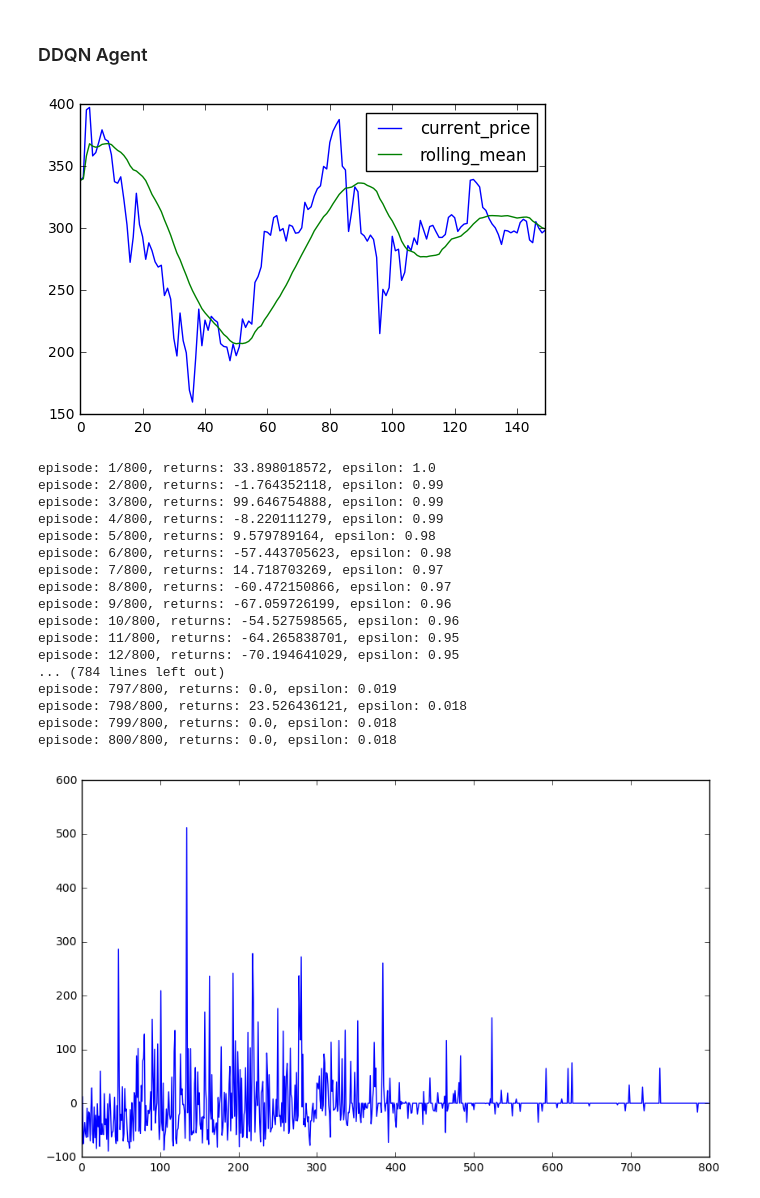
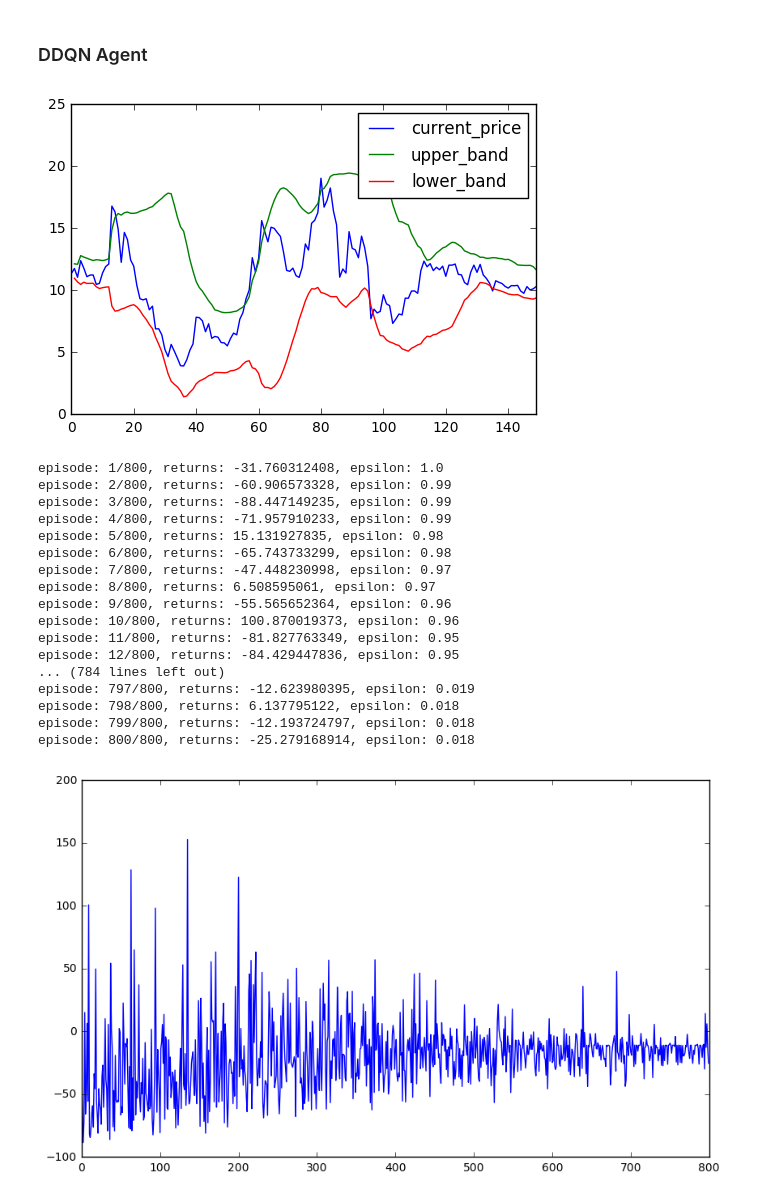
Before and after one commit to GradientTrader/simulator, a Jupyter notebook: crypto_trader.ipynb, the cells around one changed output. Cells and saved outputs as stored; diff of their text form; code cells hidden in the pictures.

```diff
--- a/crypto_trader.ipynb
+++ b/crypto_trader.ipynb
@@ -10,7 +10,8 @@ import random
 random.seed(3456)
 # %%
 num_coins_per_order = 0 #0 means buy/sell all per order
-recent_k = 500
+recent_k = 150
+epsilon_min = 0.0
 # %% [markdown]
 External States: ["current_price", "rolling_mean", "rolling_std", "cross_upper_band", "cross_lower_band", "upper_band", "lower_band", "price_over_sma"]
 # %% [markdown]
@@ -208,35 +207,36 @@ Final holdings: 87.16 coins, 0.00 cash, 890.46 current value, -10.95 percent ret
 # %%
 from v2.ddqn_agent import DDQNAgent
 # %%
-qtum_agent = DDQNAgent(coin_name=coin_name, recent_k = recent_k, num_coins_per_order = num_coins_per_order, epsilon_min = 0.01,
-                     external_states = ["current_price"],
-                     internal_states = ["is_holding_coin"])
+qtum_agent = DDQNAgent(coin_name=coin_name, recent_k = recent_k, num_coins_per_order = num_coins_per_order,
+                       epsilon_min = epsilon_min,
+                       external_states = ["cross_upper_band", "cross_lower_band"],
+                       internal_states = ["is_holding_coin"])
 # %%
-qtum_agent.plot_env(states_to_plot=["current_price", "rolling_mean"])
+qtum_agent.plot_env(states_to_plot=["current_price", "upper_band", "lower_band"])
 # %% [output]
-[figure, old version]
+[figure, new version]
 # %%
 qtum_agent.train(num_episodes=800)
 # %% [output]
-episode: 1/800, returns: 33.898018572, epsilon: 1.0
-episode: 2/800, returns: -1.764352118, epsilon: 0.99
-episode: 3/800, returns: 99.646754888, epsilon: 0.99
-episode: 4/800, returns: -8.220111279, epsilon: 0.99
-episode: 5/800, returns: 9.579789164, epsilon: 0.98
-episode: 6/800, returns: -57.443705623, epsilon: 0.98
-episode: 7/800, returns: 14.718703269, epsilon: 0.97
-episode: 8/800, returns: -60.472150866, epsilon: 0.97
-episode: 9/800, returns: -67.059726199, epsilon: 0.96
-episode: 10/800, returns: -54.527598565, epsilon: 0.96
-episode: 11/800, returns: -64.265838701, epsilon: 0.95
-episode: 12/800, returns: -70.194641029, epsilon: 0.95
+episode: 1/800, returns: -31.760312408, epsilon: 1.0
+episode: 2/800, returns: -60.906573328, epsilon: 0.99
+episode: 3/800, returns: -88.447149235, epsilon: 0.99
+episode: 4/800, returns: -71.957910233, epsilon: 0.99
+episode: 5/800, returns: 15.131927835, epsilon: 0.98
+episode: 6/800, returns: -65.743733299, epsilon: 0.98
+episode: 7/800, returns: -47.448230998, epsilon: 0.97
+episode: 8/800, returns: 6.508595061, epsilon: 0.97
+episode: 9/800, returns: -55.565652364, epsilon: 0.96
+episode: 10/800, returns: 100.870019373, epsilon: 0.96
+episode: 11/800, returns: -81.827763349, epsilon: 0.95
+episode: 12/800, returns: -84.429447836, epsilon: 0.95
 ... (784 lines left out)
-episode: 797/800, returns: 0.0, epsilon: 0.019
-episode: 798/800, returns: 23.526436121, epsilon: 0.018
-episode: 799/800, returns: 0.0, epsilon: 0.018
-episode: 800/800, returns: 0.0, epsilon: 0.018
+episode: 797/800, returns: -12.623980395, epsilon: 0.019
+episode: 798/800, returns: 6.137795122, epsilon: 0.018
+episode: 799/800, returns: -12.193724797, epsilon: 0.018
+episode: 800/800, returns: -25.279168914, epsilon: 0.018
 # %%
 qtum_agent.plot_cum_returns()
 # %% [output]
-[figure, old version]
+[figure, new version]
 # %%
```
Also changed, not shown: parts of 18 cells of this notebook, 6 other files.
